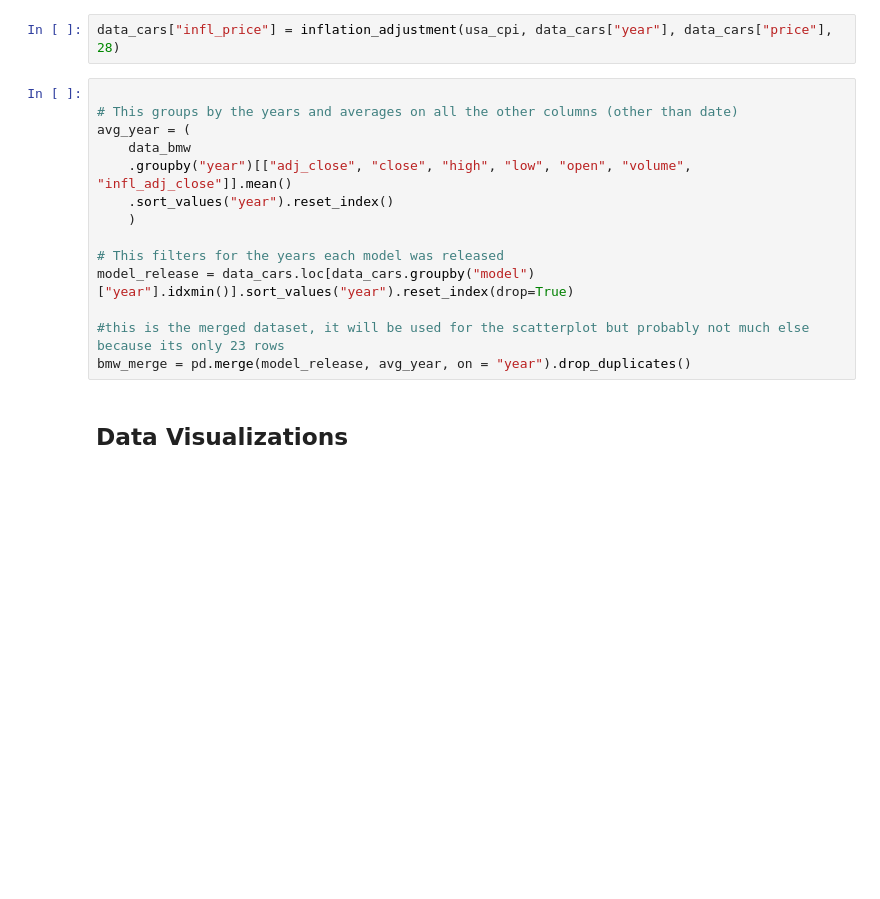
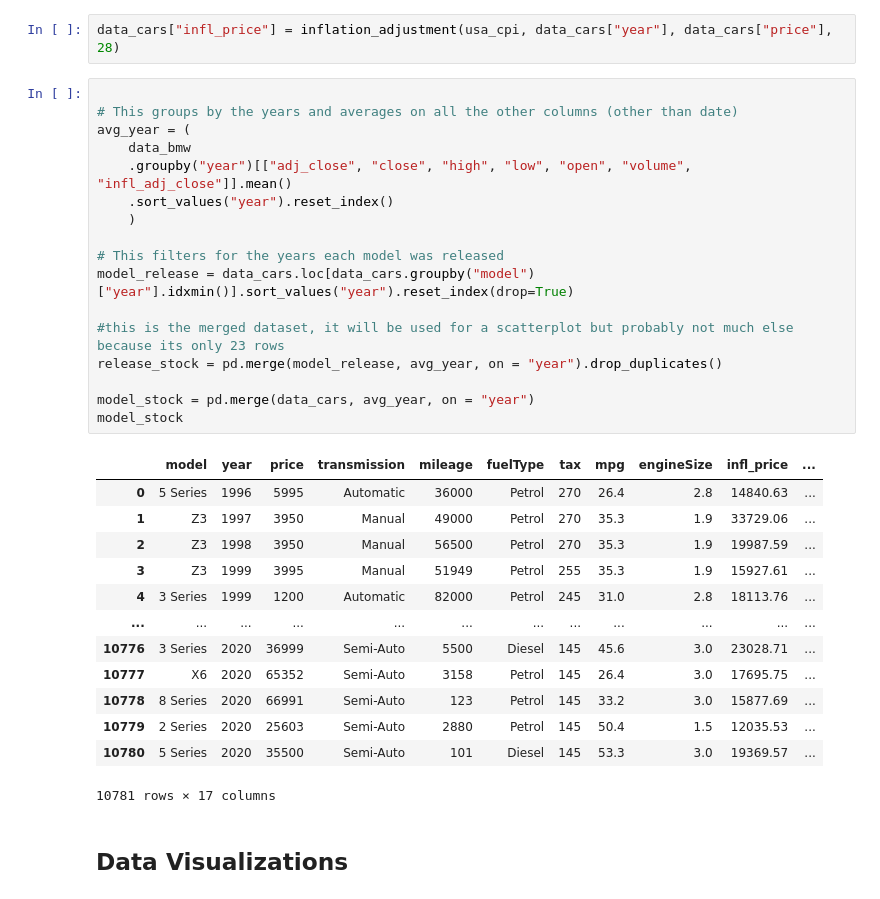
Before and after one commit to Kev-in123/DATA-200-Midterm, a Jupyter notebook: Midterm.ipynb, the cells around one changed output. Cells and saved outputs as stored; diff of their text form; blank space fills up the shorter version.

```diff
--- a/Midterm.ipynb
+++ b/Midterm.ipynb
@@ -78,17 +75,34 @@ data_cars["infl_price"] = inflation_adjustment(usa_cpi, data_cars["year"], data_
 # %%
 
 # This groups by the years and averages on all the other columns (other than date)
 avg_year = (
     data_bmw
     .groupby("year")[["adj_close", "close", "high", "low", "open", "volume", "infl_adj_close"]].mean()
     .sort_values("year").reset_index()
     )
 
 # This filters for the years each model was released
 model_release = data_cars.loc[data_cars.groupby("model")["year"].idxmin()].sort_values("year").reset_index(drop=True)
 
-#this is the merged dataset, it will be used for the scatterplot but probably not much else because its only 23 rows
-bmw_merge = pd.merge(model_release, avg_year, on = "year").drop_duplicates()
+#this is the merged dataset, it will be used for a scatterplot but probably not much else because its only 23 rows
+release_stock = pd.merge(model_release, avg_year, on = "year").drop_duplicates()
+
+model_stock = pd.merge(data_cars, avg_year, on = "year")
+model_stock
+# %% [output]
+|  | model | year | price | transmission | mileage | fuelType | tax | mpg | engineSize | infl_price | ... |
+| 0 | 5 Series | 1996 | 5995 | Automatic | 36000 | Petrol | 270 | 26.4 | 2.8 | 14840.63 | ... |
+| 1 | Z3 | 1997 | 3950 | Manual | 49000 | Petrol | 270 | 35.3 | 1.9 | 33729.06 | ... |
+| 2 | Z3 | 1998 | 3950 | Manual | 56500 | Petrol | 270 | 35.3 | 1.9 | 19987.59 | ... |
+| 3 | Z3 | 1999 | 3995 | Manual | 51949 | Petrol | 255 | 35.3 | 1.9 | 15927.61 | ... |
+| 4 | 3 Series | 1999 | 1200 | Automatic | 82000 | Petrol | 245 | 31.0 | 2.8 | 18113.76 | ... |
+| ... | ... | ... | ... | ... | ... | ... | ... | ... | ... | ... | ... |
+| 10776 | 3 Series | 2020 | 36999 | Semi-Auto | 5500 | Diesel | 145 | 45.6 | 3.0 | 23028.71 | ... |
+| 10777 | X6 | 2020 | 65352 | Semi-Auto | 3158 | Petrol | 145 | 26.4 | 3.0 | 17695.75 | ... |
+| 10778 | 8 Series | 2020 | 66991 | Semi-Auto | 123 | Petrol | 145 | 33.2 | 3.0 | 15877.69 | ... |
+| 10779 | 2 Series | 2020 | 25603 | Semi-Auto | 2880 | Petrol | 145 | 50.4 | 1.5 | 12035.53 | ... |
+| 10780 | 5 Series | 2020 | 35500 | Semi-Auto | 101 | Diesel | 145 | 53.3 | 3.0 | 19369.57 | ... |
+10781 rows × 17 columns
 # %% [markdown]
 ## Data Visualizations
 # %%
```
Also changed, not shown: parts of 5 cells of this notebook.
